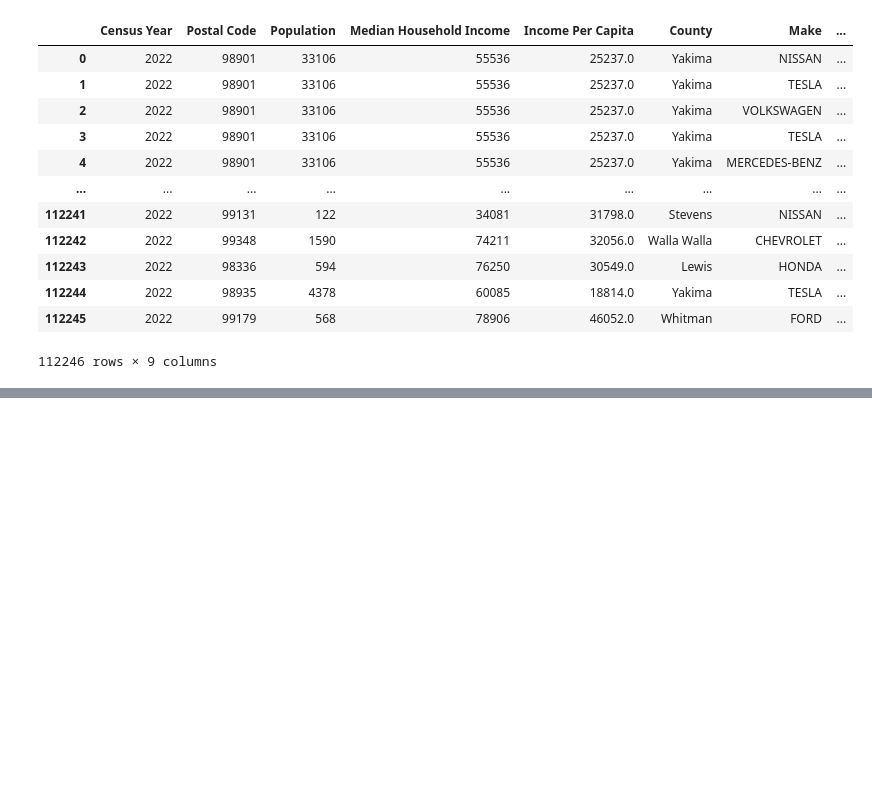
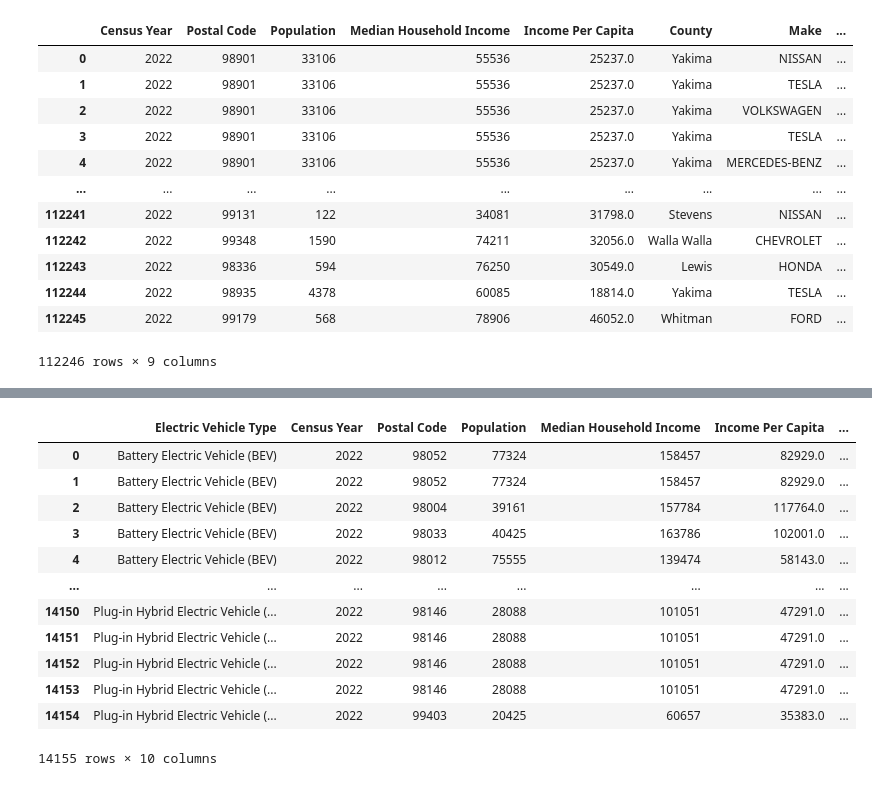
Before and after one commit to caelwillis/group-4-proj-1, a Jupyter notebook: Census-vs-EV-ownership.ipynb, the cells around one changed output, grey strips where cells are left out. Saved outputs shown, nothing was run; the diff lists cells and outputs as text; code cells hidden in the pictures; blank space fills up the shorter version.

```diff
--- a/Census-vs-EV-ownership.ipynb
+++ b/Census-vs-EV-ownership.ipynb
@@ -160,0 +189,25 @@ ConversionError: Failed to convert value(s) to axis units: ['AUDI', 'AZURE DYNAM
+# %%
+# EV type vs income
+type_df = clean_merged_df.groupby('Electric Vehicle Type').value_counts()
+type_df = type_df.reset_index()
+all_types = type_df['Electric Vehicle Type'].unique()
+
+for car in all_types:
+    type_value = type_df.loc[type_df['Electric Vehicle Type']==car, :]
+    income_type.append(type_value['Median Household Income'].mean())
+    pc_type.append(type_value['Income Per Capita'].mean())
+type_df
+# %% [output]
+|  | Electric Vehicle Type | Census Year | Postal Code | Population | Median Household Income | Income Per Capita | ... |
+| 0 | Battery Electric Vehicle (BEV) | 2022 | 98052 | 77324 | 158457 | 82929.0 | ... |
+| 1 | Battery Electric Vehicle (BEV) | 2022 | 98052 | 77324 | 158457 | 82929.0 | ... |
+| 2 | Battery Electric Vehicle (BEV) | 2022 | 98004 | 39161 | 157784 | 117764.0 | ... |
+| 3 | Battery Electric Vehicle (BEV) | 2022 | 98033 | 40425 | 163786 | 102001.0 | ... |
+| 4 | Battery Electric Vehicle (BEV) | 2022 | 98012 | 75555 | 139474 | 58143.0 | ... |
+| ... | ... | ... | ... | ... | ... | ... | ... |
+| 14150 | Plug-in Hybrid Electric Vehicle (... | 2022 | 98146 | 28088 | 101051 | 47291.0 | ... |
+| 14151 | Plug-in Hybrid Electric Vehicle (... | 2022 | 98146 | 28088 | 101051 | 47291.0 | ... |
+| 14152 | Plug-in Hybrid Electric Vehicle (... | 2022 | 98146 | 28088 | 101051 | 47291.0 | ... |
+| 14153 | Plug-in Hybrid Electric Vehicle (... | 2022 | 98146 | 28088 | 101051 | 47291.0 | ... |
+| 14154 | Plug-in Hybrid Electric Vehicle (... | 2022 | 99403 | 20425 | 60657 | 35383.0 | ... |
+14155 rows × 10 columns
```
Also changed, not shown: parts of 17 cells of this notebook.
